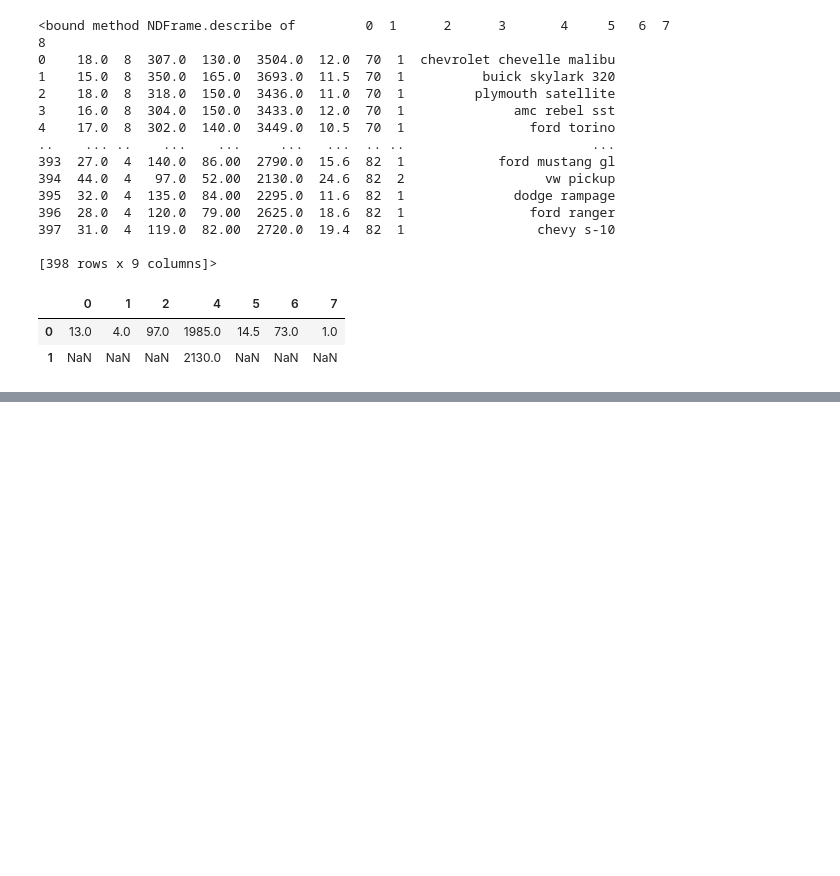
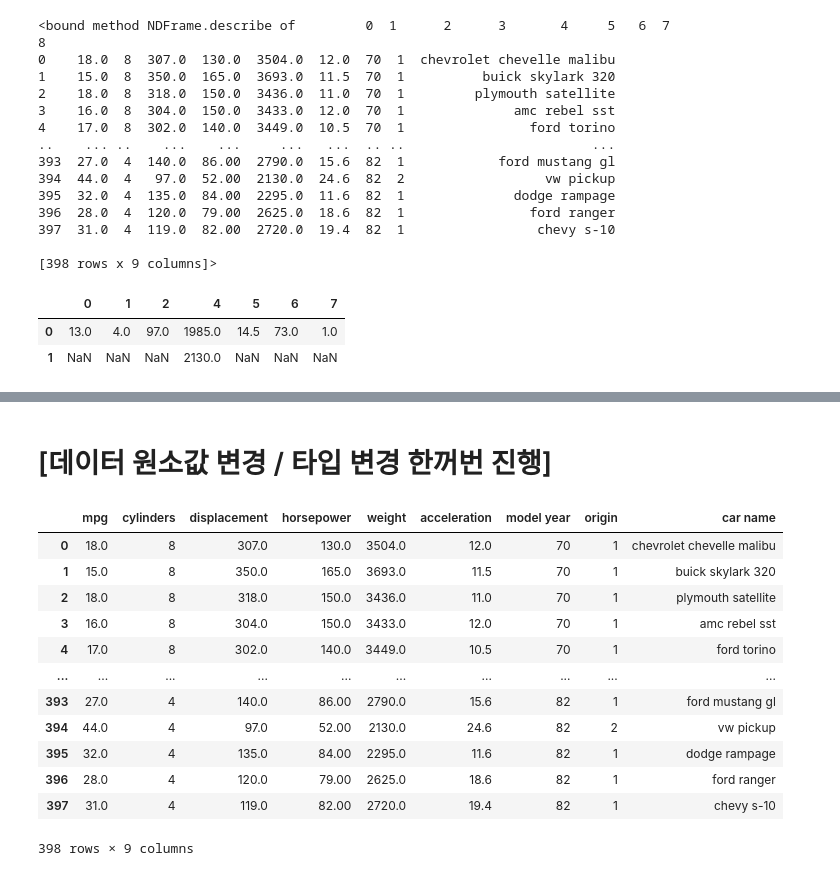
Before and after one commit to voo0o08/Pandas_Programming, a Jupyter notebook: DAY_04/ex_mpg.ipynb, the cells around one changed output, grey strips where cells are left out. Drawn from its saved outputs; the diff is of its cells as text; code cells hidden in the pictures; blank space fills up the shorter version.

```diff
--- a/DAY_04/ex_mpg.ipynb
+++ b/DAY_04/ex_mpg.ipynb
@@ -159,0 +399,19 @@ mpgDF.mode(axis=0, numeric_only=True) # 4번은 둘이 빈도가 같아서 둘
+# %% [markdown]
+# [데이터 원소값 변경 / 타입 변경 한꺼번 진행]
+# %%
+mpgDF2 = pd.read_csv(file, header = None, sep="\s+", names =["mpg", "cylinders", "displacement", "horsepower", "weight", "acceleration", "model year", "origin", "car name"] )
+mpgDF2
+# %% [output]
+|  | mpg | cylinders | displacement | horsepower | weight | acceleration | model year | origin | car name |
+| 0 | 18.0 | 8 | 307.0 | 130.0 | 3504.0 | 12.0 | 70 | 1 | chevrolet chevelle malibu |
+| 1 | 15.0 | 8 | 350.0 | 165.0 | 3693.0 | 11.5 | 70 | 1 | buick skylark 320 |
+| 2 | 18.0 | 8 | 318.0 | 150.0 | 3436.0 | 11.0 | 70 | 1 | plymouth satellite |
+| 3 | 16.0 | 8 | 304.0 | 150.0 | 3433.0 | 12.0 | 70 | 1 | amc rebel sst |
+| 4 | 17.0 | 8 | 302.0 | 140.0 | 3449.0 | 10.5 | 70 | 1 | ford torino |
+| ... | ... | ... | ... | ... | ... | ... | ... | ... | ... |
+| 393 | 27.0 | 4 | 140.0 | 86.00 | 2790.0 | 15.6 | 82 | 1 | ford mustang gl |
+| 394 | 44.0 | 4 | 97.0 | 52.00 | 2130.0 | 24.6 | 82 | 2 | vw pickup |
+| 395 | 32.0 | 4 | 135.0 | 84.00 | 2295.0 | 11.6 | 82 | 1 | dodge rampage |
+| 396 | 28.0 | 4 | 120.0 | 79.00 | 2625.0 | 18.6 | 82 | 1 | ford ranger |
+| 397 | 31.0 | 4 | 119.0 | 82.00 | 2720.0 | 19.4 | 82 | 1 | chevy s-10 |
+398 rows × 9 columns
```
Also changed, not shown: parts of 39 cells of this notebook, 8 other files.
